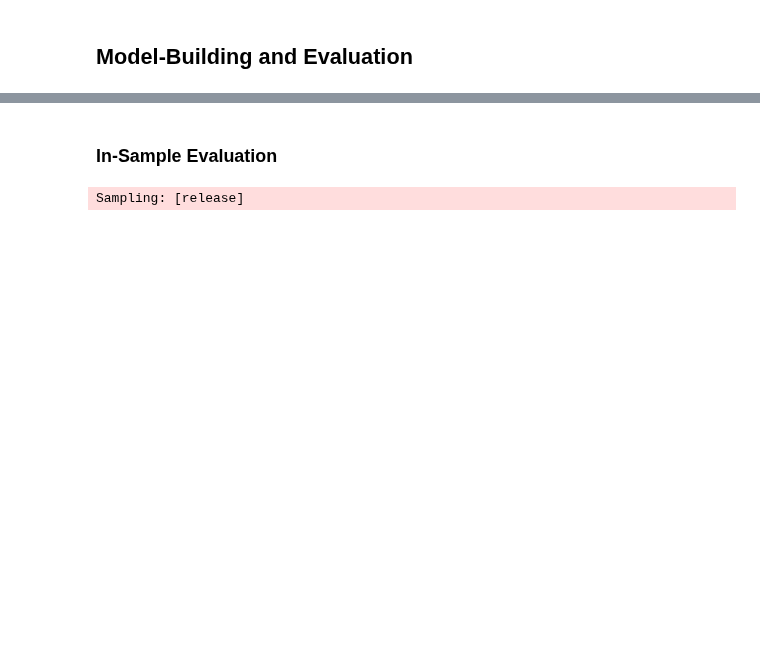
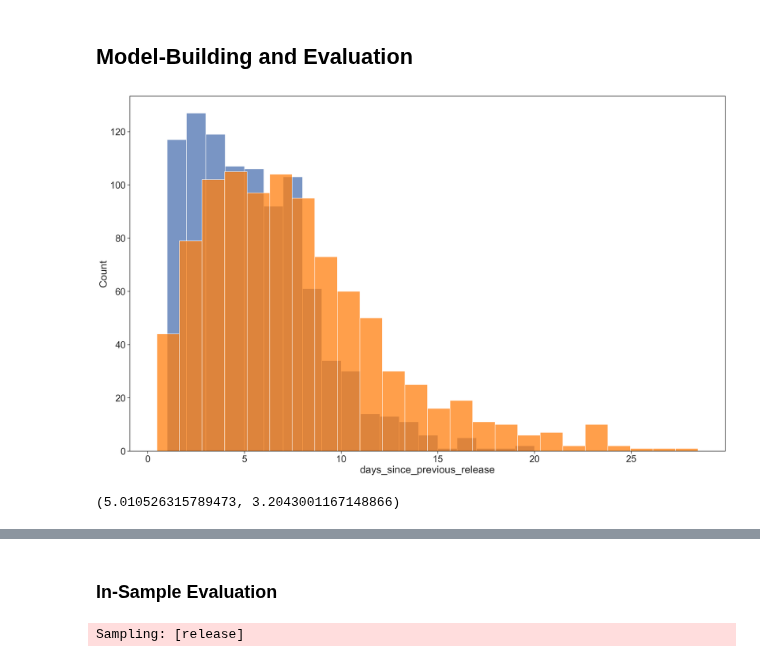
Before and after one commit to dmnapolitano/troon_release_prediction, a Jupyter notebook: Predict the Next Release - Bernoulli Random Walk.ipynb, the cells around one changed output, grey strips where cells are left out. Drawn from its saved outputs; the diff is of its cells as text; code cells hidden in the pictures; blank space fills up the shorter version.

```diff
--- a/Predict the Next Release - Bernoulli Random Walk.ipynb
+++ b/Predict the Next Release - Bernoulli Random Walk.ipynb
@@ -61,6 +58,17 @@ test_df["days_between_id"] = test_df.apply(
 # %%
 train_df = pandas.concat([train_df[train_df["release"] == 1], train_df.query('release == 0 & year >= 2022')],
                          ignore_index=True).sort_values(by=["index"])
+# %%
+ax = sns.histplot(x=train_df["days_since_previous_release"])
+
+alpha = (train_df["days_since_previous_release"].mean() ** 2) / (train_df["days_since_previous_release"].std(ddof=1) ** 2)
+
+sns.histplot(x=gamma.rvs(alpha, scale=train_df["days_since_previous_release"].std(ddof=1), size=len(train_df)),
+             ax=ax, color="tab:orange")
+
+plt.show()
+# %% [output]
+[figure, added]
 # %%
 train_df = train_df.set_index("index")
 (obs_id, _) = train_df.index.factorize()
@@ -73,6 +81,12 @@ COORDS = {
     "days_between_id" : days_between_id,
     "observation" : obs_id,
 }
+# %%
+m = train_df["days_since_previous_release"].mean()
+s = train_df["days_since_previous_release"].std(ddof=1)
+(m, s)
+# %% [output]
+(5.010526315789473, 3.2043001167148866)
 # %%
 with pm.Model(coords=COORDS) as model:
     weekday_in_year_effect = pm.Normal("weekday_in_year_effect", 0, 1, dims="weekday_in_year")
```
Also changed, not shown: parts of 22 cells of this notebook, 5 other files.
